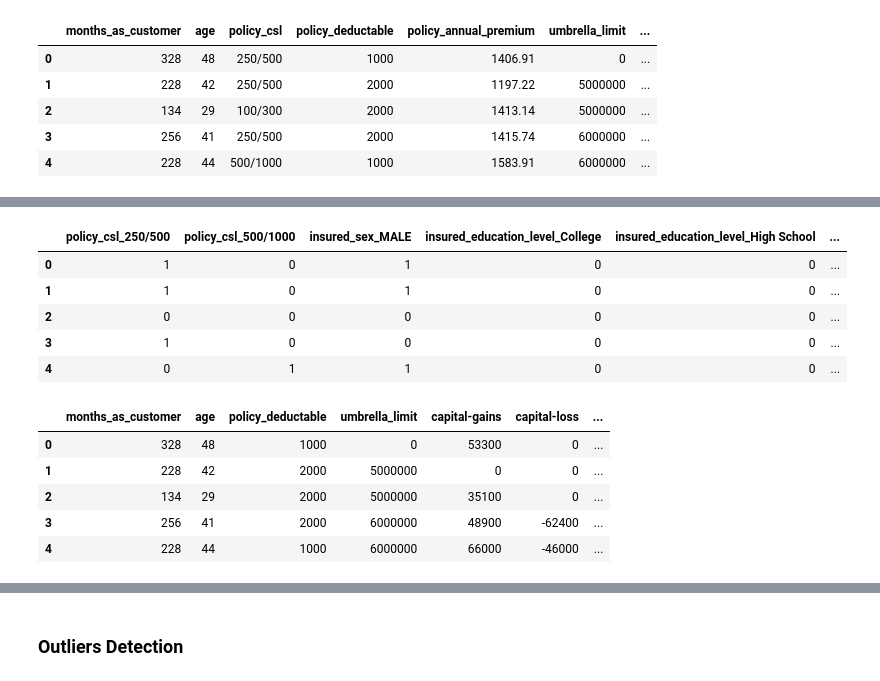
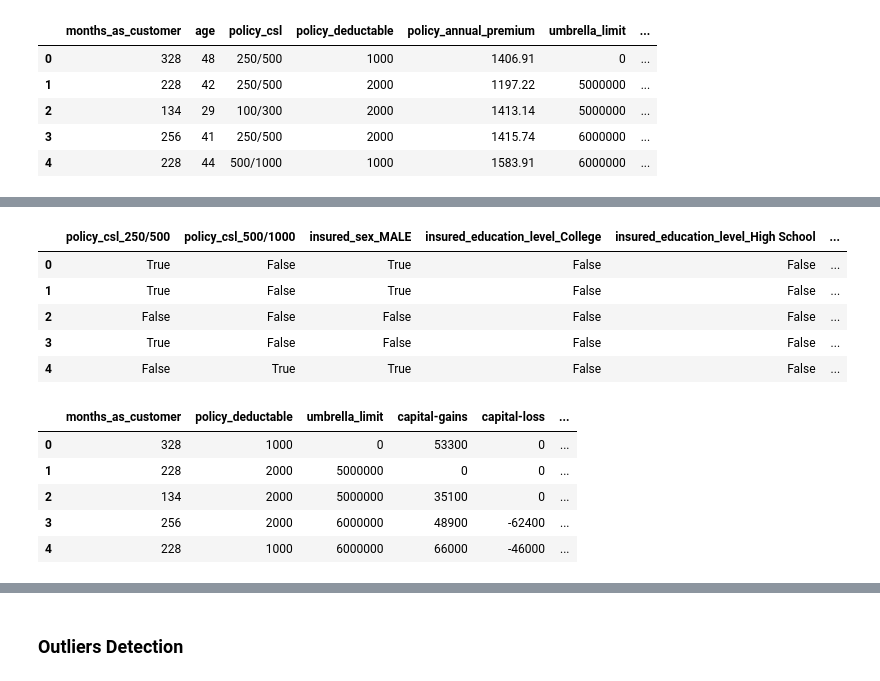
Before and after one commit to igorambrozini/Insurance_fraud_detection_many_classification_models, a Jupyter notebook: notebooks/insurance_fraud_detection.ipynb, the cells around one changed output, grey strips where cells are left out. Cells and saved outputs as stored; diff of their text form; code cells hidden in the pictures.

```diff
--- a/notebooks/insurance_fraud_detection.ipynb
+++ b/notebooks/insurance_fraud_detection.ipynb
@@ -267,9 +283,10 @@ np.int64(40)
 # %%
 # Remove/drop columns not necessary for prediction:
 
-to_drop = ['policy_number', 'policy_bind_date', 'policy_state', 'insured_zip', 'incident_location', 'incident_date', 'incident_state','incident_city','insured_hobbies','auto_make','auto_model','auto_year', '_c39']
+to_drop = ['policy_number','policy_bind_date','policy_state','insured_zip','incident_location','incident_date',
+           'incident_state','incident_city','insured_hobbies','auto_make','auto_model','auto_year', '_c39']
 
-df.drop(to_drop, axis=1, inplace=True)
+df.drop(to_drop, inplace = True, axis = 1)
 # %%
 df.columns.value_counts().sum()
 # %% [output]
@@ -285,0 +315,2 @@ df.head()
+# %%
+df.drop(columns = ['age', 'total_claim_amount'], inplace = True, axis = 1)
@@ -291,5 +351,5 @@ y = df['fraud_reported']
 # %%
 # Encoding Categorical columns
 
-features_cat = X.select_dtypes(include=['object'])
+cat_df = X.select_dtypes(include = ['object'])
 # %%
@@ -334,15 +387,14 @@ police_report_available:
 # %%
-features_cat = pd.get_dummies(features_cat, drop_first=True)
-features_cat = features_cat.astype(int)
+cat_df = pd.get_dummies(cat_df, drop_first = True)
 # %%
-features_cat.head()
+cat_df.head()
 # %% [output]
 |  | policy_csl_250/500 | policy_csl_500/1000 | insured_sex_MALE | insured_education_level_College | insured_education_level_High School | ... |
-| 0 | 1 | 0 | 1 | 0 | 0 | ... |
-| 1 | 1 | 0 | 1 | 0 | 0 | ... |
-| 2 | 0 | 0 | 0 | 0 | 0 | ... |
-| 3 | 1 | 0 | 0 | 0 | 0 | ... |
-| 4 | 0 | 1 | 1 | 0 | 0 | ... |
+| 0 | True | False | True | False | False | ... |
+| 1 | True | False | True | False | False | ... |
+| 2 | False | False | False | False | False | ... |
+| 3 | True | False | False | False | False | ... |
+| 4 | False | True | True | False | False | ... |
 # %%
 # Numerical columns
 
@@ -350,12 +402,12 @@ num_df = X.select_dtypes(include=['int64'])
 # %%
 num_df.head()
 # %% [output]
-|  | months_as_customer | age | policy_deductable | umbrella_limit | capital-gains | capital-loss | ... |
-| 0 | 328 | 48 | 1000 | 0 | 53300 | 0 | ... |
-| 1 | 228 | 42 | 2000 | 5000000 | 0 | 0 | ... |
-| 2 | 134 | 29 | 2000 | 5000000 | 35100 | 0 | ... |
-| 3 | 256 | 41 | 2000 | 6000000 | 48900 | -62400 | ... |
-| 4 | 228 | 44 | 1000 | 6000000 | 66000 | -46000 | ... |
+|  | months_as_customer | policy_deductable | umbrella_limit | capital-gains | capital-loss | ... |
+| 0 | 328 | 1000 | 0 | 53300 | 0 | ... |
+| 1 | 228 | 2000 | 5000000 | 0 | 0 | ... |
+| 2 | 134 | 2000 | 5000000 | 35100 | 0 | ... |
+| 3 | 256 | 2000 | 6000000 | 48900 | -62400 | ... |
+| 4 | 228 | 1000 | 6000000 | 66000 | -46000 | ... |
 # %%
 # Combining Numerical and Categorical
 
```
Also changed, not shown: parts of 32 cells of this notebook.
